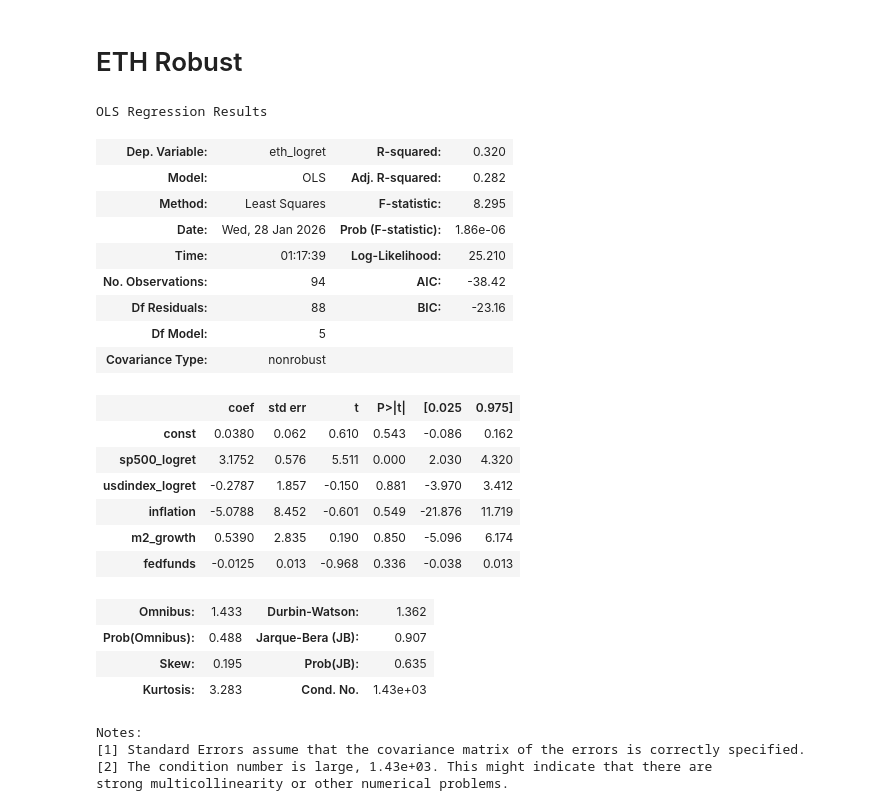
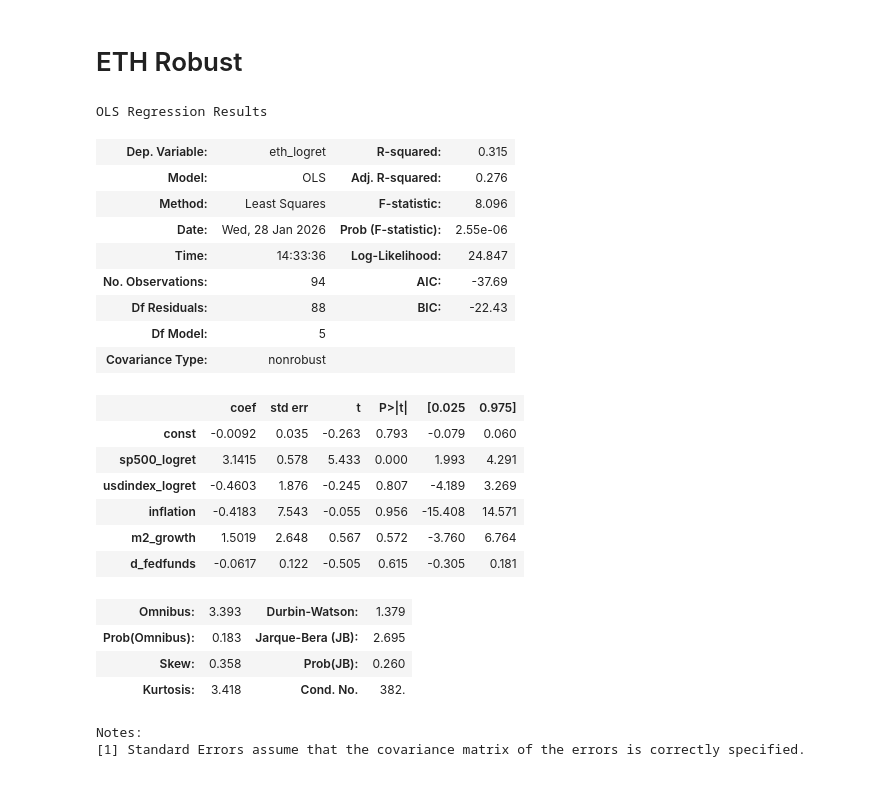
Before and after one commit to kevinoverflow/crypto_macro_analysis, a Jupyter notebook: src/notebooks/04_regression_and_VAR.ipynb, the cells around one changed output. Saved outputs shown, nothing was run; the diff lists cells and outputs as text; code cells hidden in the pictures.

```diff
--- a/src/notebooks/04_regression_and_VAR.ipynb
+++ b/src/notebooks/04_regression_and_VAR.ipynb
@@ -11,7 +11,7 @@ market_data = market_data.set_index("Date").sort_index()
 import statsmodels.api as sm
 
 X = market_data[
-    ["sp500_logret", "usdindex_logret", "inflation", "m2_growth", "fedfunds"]
+    ["sp500_logret", "usdindex_logret", "inflation", "m2_growth", "d_fedfunds"]
 ]
 X = sm.add_constant(X)
 
@@ -88,44 +86,42 @@ reg_table.to_latex(
 # %%
 import statsmodels.api as sm
 
 
 market_data_eth = pd.read_csv("../processed/market_data_eth.csv", parse_dates=["Date"])
 market_data_eth = market_data_eth.set_index("Date").sort_index()
 
 X = market_data_eth[
-    ["sp500_logret", "usdindex_logret", "inflation", "m2_growth", "fedfunds"]
+    ["sp500_logret", "usdindex_logret", "inflation", "m2_growth", "d_fedfunds"]
 ]
 X = sm.add_constant(X)
 
 y = market_data_eth["eth_logret"]
 model_eth = sm.OLS(y, X).fit()
 model_eth.summary()
 # %% [output]
 OLS Regression Results
-| Dep. Variable: | eth_logret | R-squared: | 0.320 |
-| Model: | OLS | Adj. R-squared: | 0.282 |
-| Method: | Least Squares | F-statistic: | 8.295 |
-| Date: | Wed, 28 Jan 2026 | Prob (F-statistic): | 1.86e-06 |
-| Time: | 01:17:39 | Log-Likelihood: | 25.210 |
-| No. Observations: | 94 | AIC: | -38.42 |
-| Df Residuals: | 88 | BIC: | -23.16 |
+| Dep. Variable: | eth_logret | R-squared: | 0.315 |
+| Model: | OLS | Adj. R-squared: | 0.276 |
+| Method: | Least Squares | F-statistic: | 8.096 |
+| Date: | Wed, 28 Jan 2026 | Prob (F-statistic): | 2.55e-06 |
+| Time: | 14:33:36 | Log-Likelihood: | 24.847 |
+| No. Observations: | 94 | AIC: | -37.69 |
+| Df Residuals: | 88 | BIC: | -22.43 |
 | Df Model: | 5 |  |  |
 | Covariance Type: | nonrobust |  |  |
 |  | coef | std err | t | P>|t| | [0.025 | 0.975] |
-| const | 0.0380 | 0.062 | 0.610 | 0.543 | -0.086 | 0.162 |
-| sp500_logret | 3.1752 | 0.576 | 5.511 | 0.000 | 2.030 | 4.320 |
-| usdindex_logret | -0.2787 | 1.857 | -0.150 | 0.881 | -3.970 | 3.412 |
-| inflation | -5.0788 | 8.452 | -0.601 | 0.549 | -21.876 | 11.719 |
-| m2_growth | 0.5390 | 2.835 | 0.190 | 0.850 | -5.096 | 6.174 |
-| fedfunds | -0.0125 | 0.013 | -0.968 | 0.336 | -0.038 | 0.013 |
+| const | -0.0092 | 0.035 | -0.263 | 0.793 | -0.079 | 0.060 |
+| sp500_logret | 3.1415 | 0.578 | 5.433 | 0.000 | 1.993 | 4.291 |
+| usdindex_logret | -0.4603 | 1.876 | -0.245 | 0.807 | -4.189 | 3.269 |
+| inflation | -0.4183 | 7.543 | -0.055 | 0.956 | -15.408 | 14.571 |
+| m2_growth | 1.5019 | 2.648 | 0.567 | 0.572 | -3.760 | 6.764 |
+| d_fedfunds | -0.0617 | 0.122 | -0.505 | 0.615 | -0.305 | 0.181 |
-| Omnibus: | 1.433 | Durbin-Watson: | 1.362 |
-| Prob(Omnibus): | 0.488 | Jarque-Bera (JB): | 0.907 |
-| Skew: | 0.195 | Prob(JB): | 0.635 |
-| Kurtosis: | 3.283 | Cond. No. | 1.43e+03 |
+| Omnibus: | 3.393 | Durbin-Watson: | 1.379 |
+| Prob(Omnibus): | 0.183 | Jarque-Bera (JB): | 2.695 |
+| Skew: | 0.358 | Prob(JB): | 0.260 |
+| Kurtosis: | 3.418 | Cond. No. | 382. |
 Notes:
 [1] Standard Errors assume that the covariance matrix of the errors is correctly specified.
-[2] The condition number is large, 1.43e+03. This might indicate that there are
-strong multicollinearity or other numerical problems.
 # %%
 import pandas as pd
 from pathlib import Path
```
Also changed, not shown: parts of 1 cell of this notebook, 24 other files.
